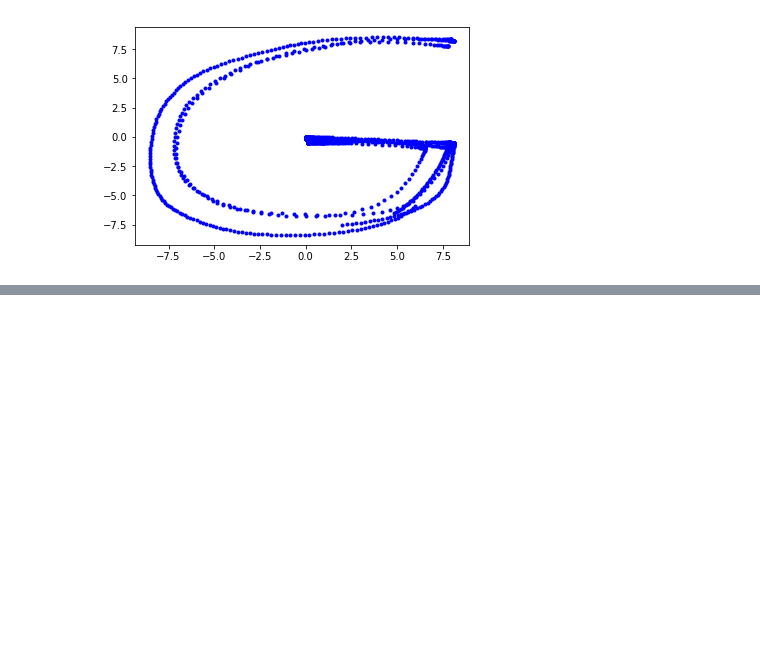
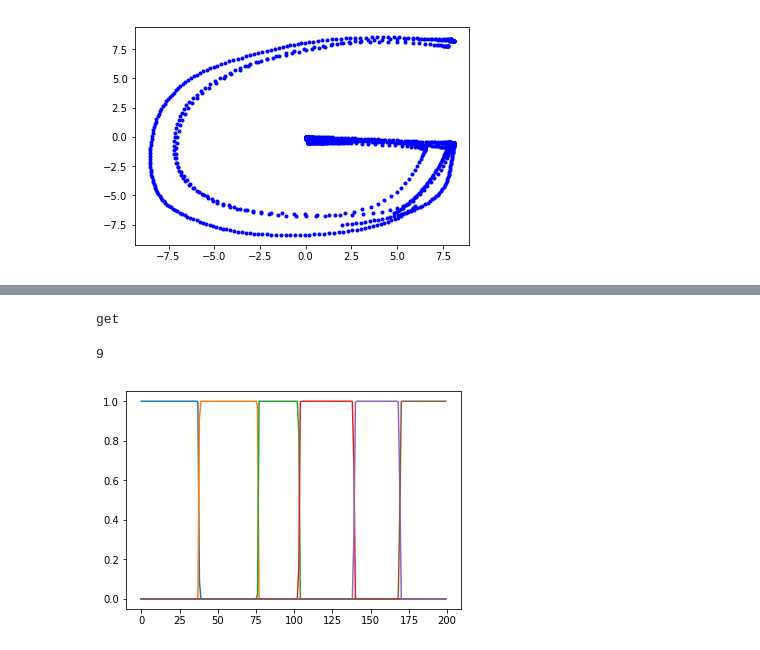
Before and after one commit to fabienjammes/ee613-python, a Jupyter notebook: python notebooks/HSMM.ipynb, the cells around one changed output, grey strips where cells are left out. Drawn from its saved outputs; the diff is of its cells as text; code cells hidden in the pictures; blank space fills up the shorter version.

```diff
--- a/python notebooks/HSMM.ipynb
+++ b/python notebooks/HSMM.ipynb
@@ -70,4 +279,5 @@ import numpy as np
 # %%
-hmm = HSMM(D= 2, K=6)
+hmm = HMM(D= 2, K=6)
 # %%
-hmm.fit(data,init_type='kbins',n_init = 5,max_iter=60)
+hmm.fit(data,init_type='kbins',n_init = 1,max_iter=40)
+clear_output()
@@ -120,3 +296,0 @@ print opt_seq
-# %%
-for i in range(hmm.K):
-    plt.plot(hmm.alphas[4][:,i])
@@ -347,0 +328,10 @@ array([  3.44,  26.8 ,   6.16,  21.44,   8.  , 115.76])
+# %%
+a.get_value()
+# %% [output]
+get
+9
+# %%
+for i in range(hmm.K):
+    plt.plot(hmm.h[:,i])
+# %% [output]
+[figure, added]
```
Also changed, not shown: parts of 28 cells of this notebook, 2 other files.
